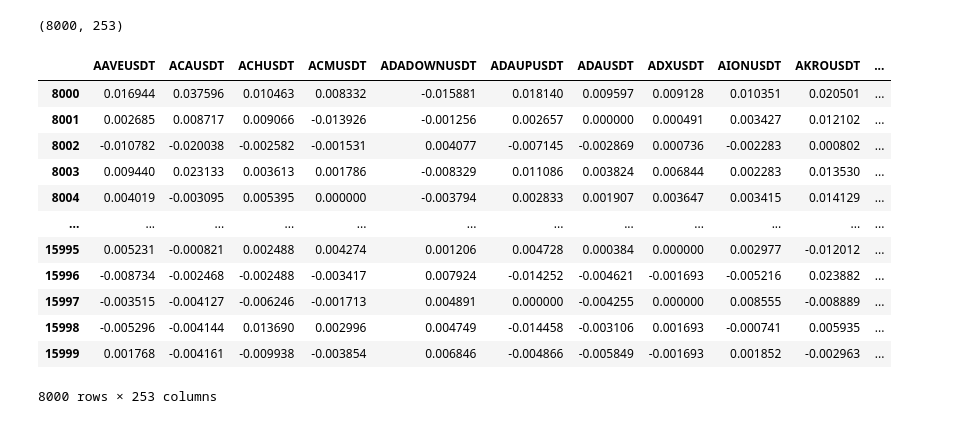
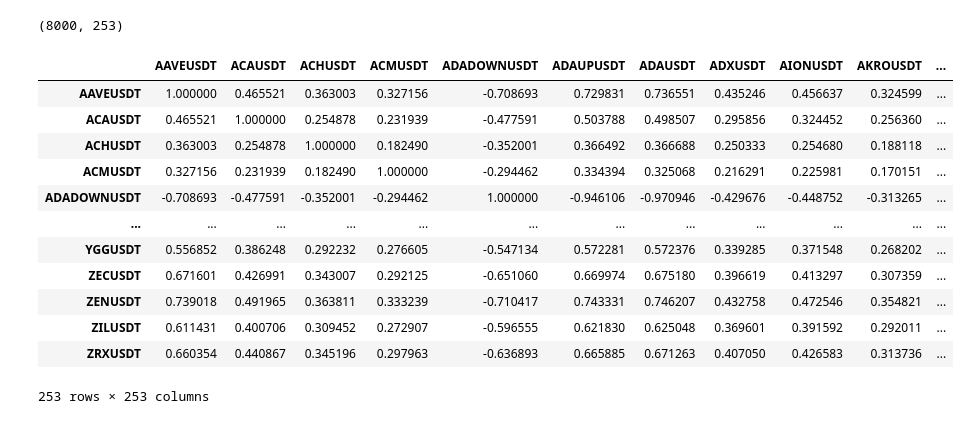
Before and after one commit to Uniblake/fin525, a Jupyter notebook: project_week10.ipynb, the cells around one changed output. Drawn from its saved outputs; the diff is of its cells as text; code cells hidden in the pictures.

```diff
--- a/project_week10.ipynb
+++ b/project_week10.ipynb
@@ -284,20 +284,20 @@ X_raw.shape
 # %% [output]
 (8000, 253)
 # %%
-X_raw
+X_raw.corr()
 # %% [output]
 |  | AAVEUSDT | ACAUSDT | ACHUSDT | ACMUSDT | ADADOWNUSDT | ADAUPUSDT | ADAUSDT | ADXUSDT | AIONUSDT | AKROUSDT | ... |
-| 8000 | 0.016944 | 0.037596 | 0.010463 | 0.008332 | -0.015881 | 0.018140 | 0.009597 | 0.009128 | 0.010351 | 0.020501 | ... |
-| 8001 | 0.002685 | 0.008717 | 0.009066 | -0.013926 | -0.001256 | 0.002657 | 0.000000 | 0.000491 | 0.003427 | 0.012102 | ... |
-| 8002 | -0.010782 | -0.020038 | -0.002582 | -0.001531 | 0.004077 | -0.007145 | -0.002869 | 0.000736 | -0.002283 | 0.000802 | ... |
-| 8003 | 0.009440 | 0.023133 | 0.003613 | 0.001786 | -0.008329 | 0.011086 | 0.003824 | 0.006844 | 0.002283 | 0.013530 | ... |
-| 8004 | 0.004019 | -0.003095 | 0.005395 | 0.000000 | -0.003794 | 0.002833 | 0.001907 | 0.003647 | 0.003415 | 0.014129 | ... |
+| AAVEUSDT | 1.000000 | 0.465521 | 0.363003 | 0.327156 | -0.708693 | 0.729831 | 0.736551 | 0.435246 | 0.456637 | 0.324599 | ... |
+| ACAUSDT | 0.465521 | 1.000000 | 0.254878 | 0.231939 | -0.477591 | 0.503788 | 0.498507 | 0.295856 | 0.324452 | 0.256360 | ... |
+| ACHUSDT | 0.363003 | 0.254878 | 1.000000 | 0.182490 | -0.352001 | 0.366492 | 0.366688 | 0.250333 | 0.254680 | 0.188118 | ... |
+| ACMUSDT | 0.327156 | 0.231939 | 0.182490 | 1.000000 | -0.294462 | 0.334394 | 0.325068 | 0.216291 | 0.225981 | 0.170151 | ... |
+| ADADOWNUSDT | -0.708693 | -0.477591 | -0.352001 | -0.294462 | 1.000000 | -0.946106 | -0.970946 | -0.429676 | -0.448752 | -0.313265 | ... |
 | ... | ... | ... | ... | ... | ... | ... | ... | ... | ... | ... | ... |
-| 15995 | 0.005231 | -0.000821 | 0.002488 | 0.004274 | 0.001206 | 0.004728 | 0.000384 | 0.000000 | 0.002977 | -0.012012 | ... |
-| 15996 | -0.008734 | -0.002468 | -0.002488 | -0.003417 | 0.007924 | -0.014252 | -0.004621 | -0.001693 | -0.005216 | 0.023882 | ... |
-| 15997 | -0.003515 | -0.004127 | -0.006246 | -0.001713 | 0.004891 | 0.000000 | -0.004255 | 0.000000 | 0.008555 | -0.008889 | ... |
-| 15998 | -0.005296 | -0.004144 | 0.013690 | 0.002996 | 0.004749 | -0.014458 | -0.003106 | 0.001693 | -0.000741 | 0.005935 | ... |
-| 15999 | 0.001768 | -0.004161 | -0.009938 | -0.003854 | 0.006846 | -0.004866 | -0.005849 | -0.001693 | 0.001852 | -0.002963 | ... |
+| YGGUSDT | 0.556852 | 0.386248 | 0.292232 | 0.276605 | -0.547134 | 0.572281 | 0.572376 | 0.339285 | 0.371548 | 0.268202 | ... |
+| ZECUSDT | 0.671601 | 0.426991 | 0.343007 | 0.292125 | -0.651060 | 0.669974 | 0.675180 | 0.396619 | 0.413297 | 0.307359 | ... |
+| ZENUSDT | 0.739018 | 0.491965 | 0.363811 | 0.333239 | -0.710417 | 0.743331 | 0.746207 | 0.432758 | 0.472546 | 0.354821 | ... |
+| ZILUSDT | 0.611431 | 0.400706 | 0.309452 | 0.272907 | -0.596555 | 0.621830 | 0.625048 | 0.369601 | 0.391592 | 0.292011 | ... |
+| ZRXUSDT | 0.660354 | 0.440867 | 0.345196 | 0.297963 | -0.636893 | 0.665885 | 0.671263 | 0.407050 | 0.426583 | 0.313736 | ... |
-8000 rows × 253 columns
+253 rows × 253 columns
 # %%
 all_data_length = X_raw.shape[0]
```
Also changed, not shown: parts of 7 cells of this notebook, 1 other file.
